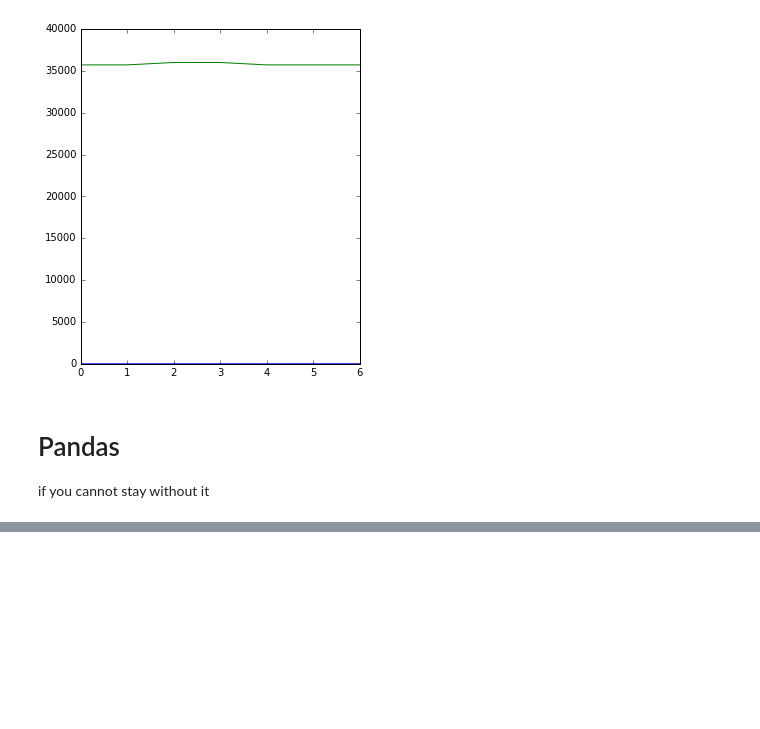
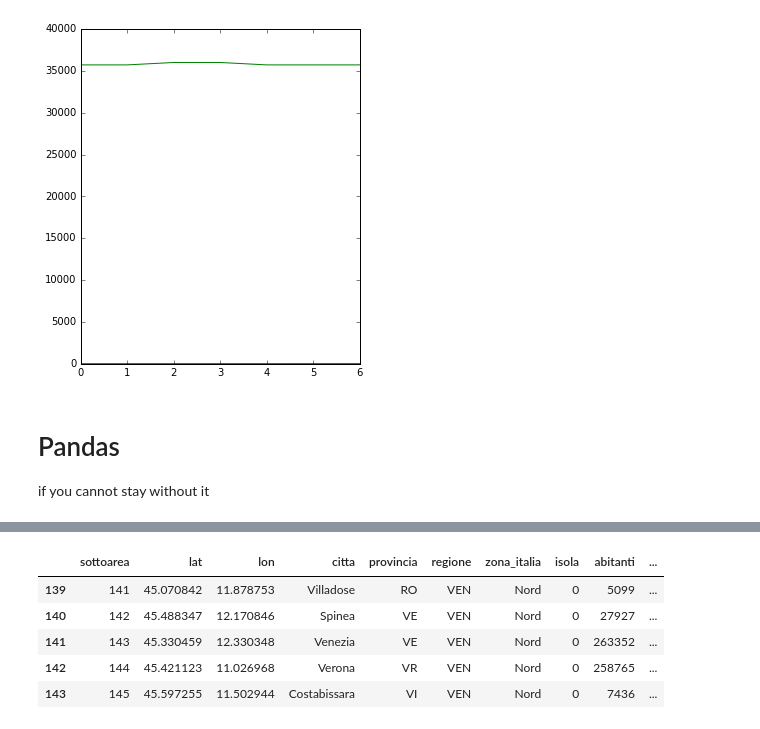
Before and after one commit to riccamastellone/BIP, a Jupyter notebook: BIP.ipynb, the cells around one changed output, grey strips where cells are left out. Saved outputs shown, nothing was run; the diff lists cells and outputs as text; code cells hidden in the pictures; blank space fills up the shorter version.

```diff
--- a/BIP.ipynb
+++ b/BIP.ipynb
@@ -137,0 +122,9 @@ df
+# %%
+locations[-5:]
+# %% [output]
+|  | sottoarea | lat | lon | citta | provincia | regione | zona_italia | isola | abitanti | ... |
+| 139 | 141 | 45.070842 | 11.878753 | Villadose | RO | VEN | Nord | 0 | 5099 | ... |
+| 140 | 142 | 45.488347 | 12.170846 | Spinea | VE | VEN | Nord | 0 | 27927 | ... |
+| 141 | 143 | 45.330459 | 12.330348 | Venezia | VE | VEN | Nord | 0 | 263352 | ... |
+| 142 | 144 | 45.421123 | 11.026968 | Verona | VR | VEN | Nord | 0 | 258765 | ... |
+| 143 | 145 | 45.597255 | 11.502944 | Costabissara | VI | VEN | Nord | 0 | 7436 | ... |
```
Also changed, not shown: parts of 19 cells of this notebook, 1 other file.
